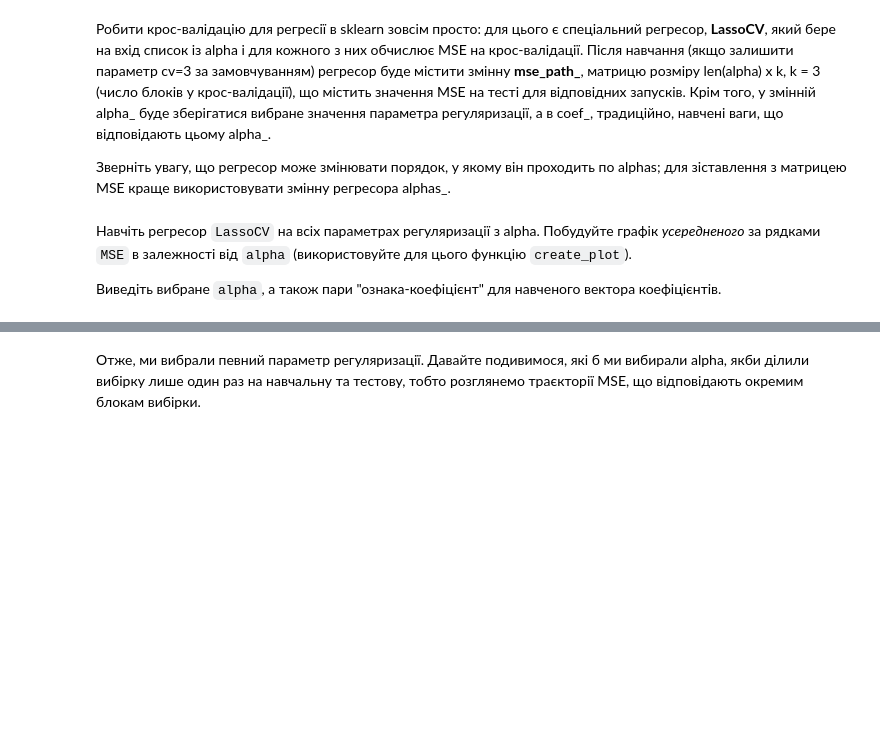
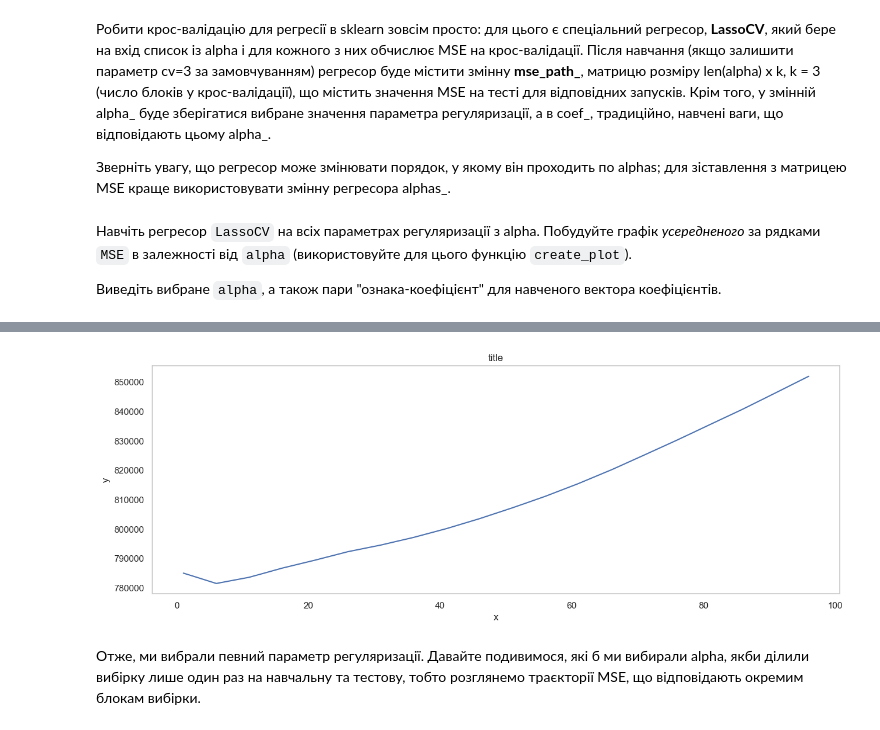
Before and after one commit to PavelStelmakhV/hw304-linear-regression-overfitting-regularization, a Jupyter notebook: OverfittingHomeWork.ipynb, the cells around one changed output, grey strips where cells are left out. Drawn from its saved outputs; the diff is of its cells as text; code cells hidden in the pictures; blank space fills up the shorter version.

```diff
--- a/OverfittingHomeWork.ipynb
+++ b/OverfittingHomeWork.ipynb
@@ -387,7 +376,7 @@ def create_plot(data, title, xlabel, ylabel, figsize=None):
 
     x = map(lambda e: e[0], data)
     y = map(lambda e: e[1], data)
-    plt.plot(x, y)
+    plt.plot(data[0], data[1])
 
     plt.title(title)
     plt.xlabel(xlabel)
@@ -399,5 +388,4 @@ def create_plot(data, title, xlabel, ylabel, figsize=None):
 from sklearn.linear_model import LassoCV
 
 alphas = np.arange(1, 100, 5)
-
-regressor = # Put your code here
+regressor =  LassoCV(cv=3, alphas=alphas, random_state=42).fit(X, y) # Put your code here
@@ -403,0 +420,2 @@ regressor = # Put your code here
+# %%
+data = np.vstack([regressor.alphas_, regressor.mse_path_.mean(axis=1)])
@@ -404,3 +435,7 @@ regressor = # Put your code here
+# %%
+create_plot(data, 'title', 'x', 'y')
+# %% [output]
+[figure, added]
 # %% [markdown]
 Отже, ми вибрали певний параметр регуляризації. Давайте подивимося, які б ми вибирали alpha, якби ділили вибірку лише один раз на навчальну та тестову, тобто розглянемо траєкторії MSE, що відповідають окремим блокам вибірки.
 # %% [markdown]
```
Also changed, not shown: parts of 8 cells of this notebook.
